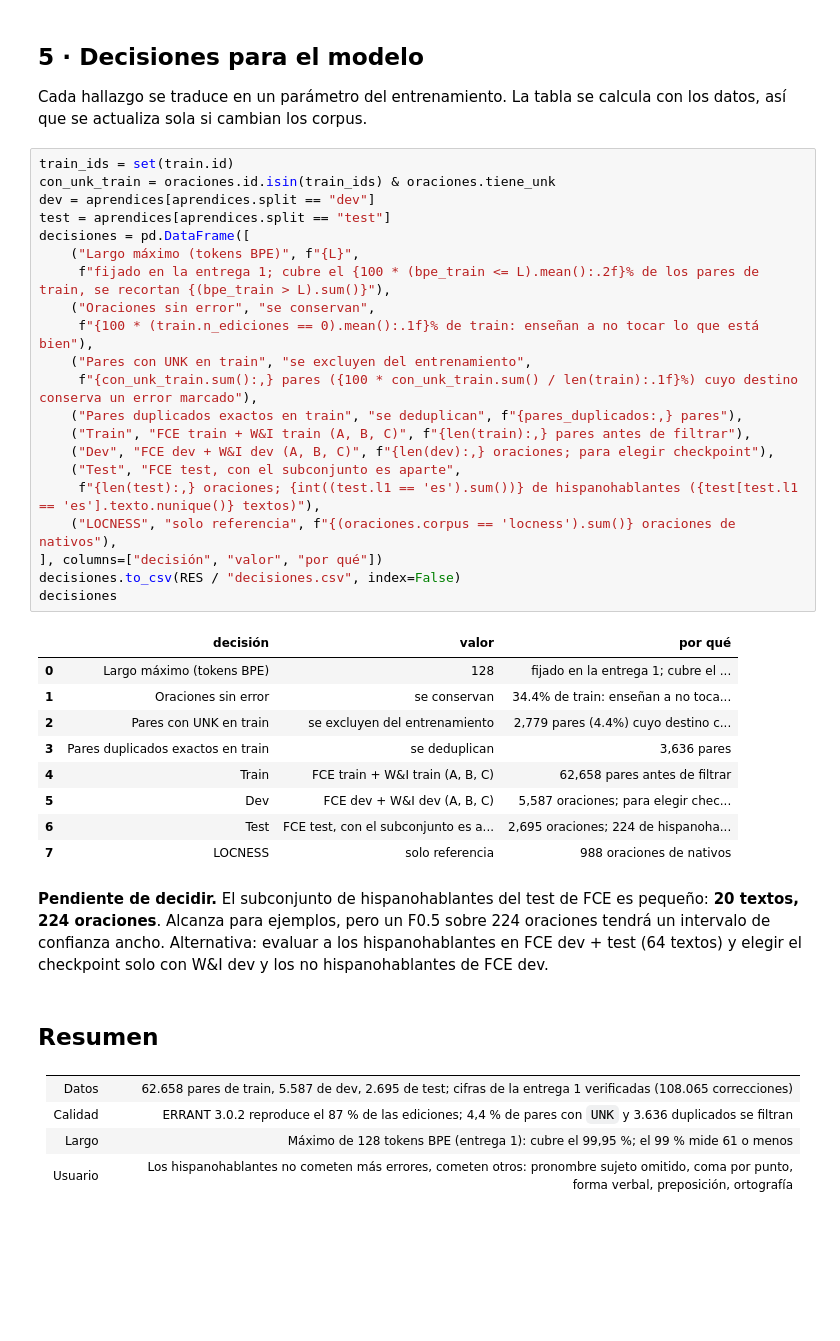
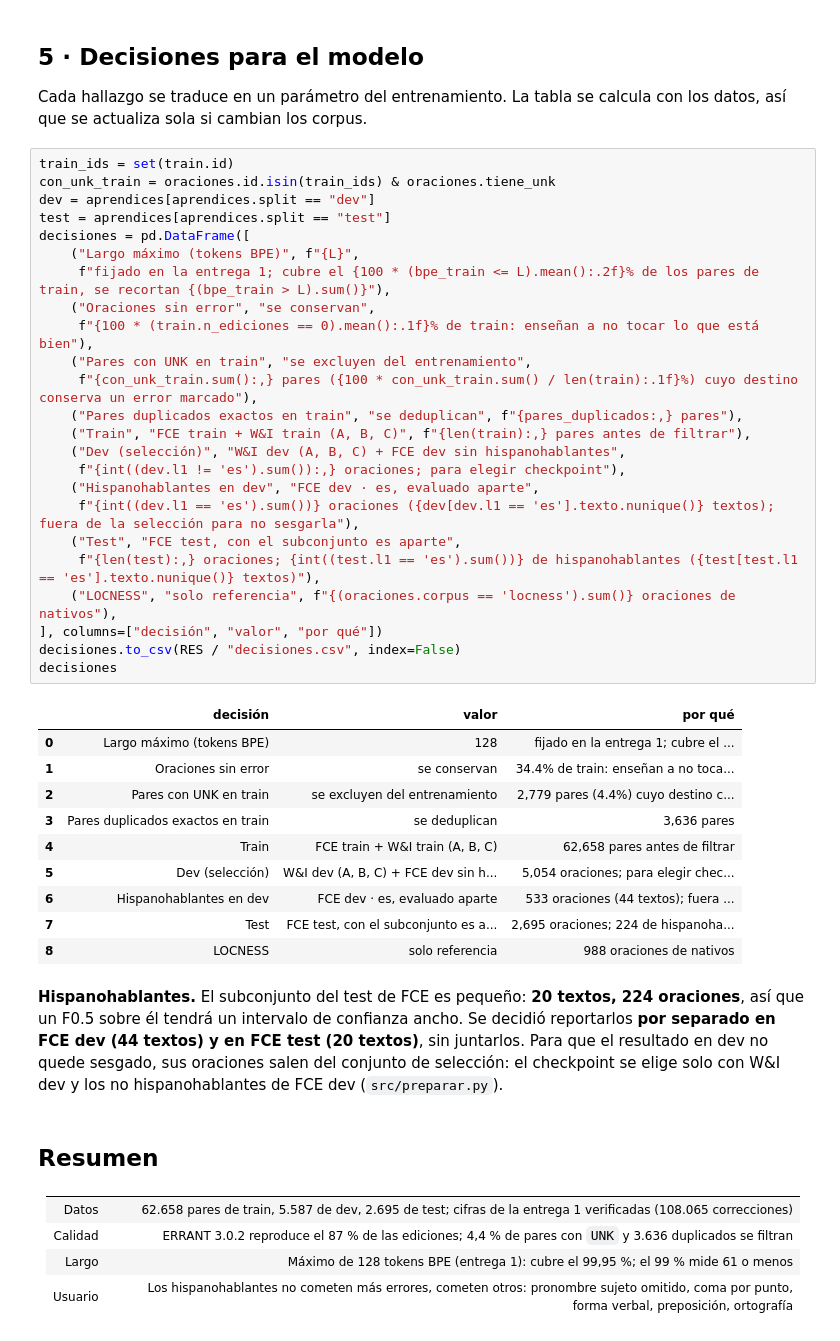
Before and after one commit to CamiloGarcia06/maestria-pln, a Jupyter notebook: proyecto-final/notebooks/01_analisis_datos.ipynb, the cells around one changed output. Drawn from its saved outputs; the diff is of its cells as text; blank space fills up the shorter version.

```diff
--- a/proyecto-final/notebooks/01_analisis_datos.ipynb
+++ b/proyecto-final/notebooks/01_analisis_datos.ipynb
@@ -556,36 +556,40 @@ Cada hallazgo se traduce en un parámetro del entrenamiento. La tabla se calcula
 # %%
 train_ids = set(train.id)
 con_unk_train = oraciones.id.isin(train_ids) & oraciones.tiene_unk
 dev = aprendices[aprendices.split == "dev"]
 test = aprendices[aprendices.split == "test"]
 decisiones = pd.DataFrame([
     ("Largo máximo (tokens BPE)", f"{L}",
      f"fijado en la entrega 1; cubre el {100 * (bpe_train <= L).mean():.2f}% de los pares de train, se recortan {(bpe_train > L).sum()}"),
     ("Oraciones sin error", "se conservan",
      f"{100 * (train.n_ediciones == 0).mean():.1f}% de train: enseñan a no tocar lo que está bien"),
     ("Pares con UNK en train", "se excluyen del entrenamiento",
      f"{con_unk_train.sum():,} pares ({100 * con_unk_train.sum() / len(train):.1f}%) cuyo destino conserva un error marcado"),
     ("Pares duplicados exactos en train", "se deduplican", f"{pares_duplicados:,} pares"),
     ("Train", "FCE train + W&I train (A, B, C)", f"{len(train):,} pares antes de filtrar"),
-    ("Dev", "FCE dev + W&I dev (A, B, C)", f"{len(dev):,} oraciones; para elegir checkpoint"),
+    ("Dev (selección)", "W&I dev (A, B, C) + FCE dev sin hispanohablantes",
+     f"{int((dev.l1 != 'es').sum()):,} oraciones; para elegir checkpoint"),
+    ("Hispanohablantes en dev", "FCE dev · es, evaluado aparte",
+     f"{int((dev.l1 == 'es').sum())} oraciones ({dev[dev.l1 == 'es'].texto.nunique()} textos); fuera de la selección para no sesgarla"),
     ("Test", "FCE test, con el subconjunto es aparte",
      f"{len(test):,} oraciones; {int((test.l1 == 'es').sum())} de hispanohablantes ({test[test.l1 == 'es'].texto.nunique()} textos)"),
     ("LOCNESS", "solo referencia", f"{(oraciones.corpus == 'locness').sum()} oraciones de nativos"),
 ], columns=["decisión", "valor", "por qué"])
 decisiones.to_csv(RES / "decisiones.csv", index=False)
 decisiones
 # %% [output]
 |  | decisión | valor | por qué |
 | 0 | Largo máximo (tokens BPE) | 128 | fijado en la entrega 1; cubre el ... |
 | 1 | Oraciones sin error | se conservan | 34.4% de train: enseñan a no toca... |
 | 2 | Pares con UNK en train | se excluyen del entrenamiento | 2,779 pares (4.4%) cuyo destino c... |
 | 3 | Pares duplicados exactos en train | se deduplican | 3,636 pares |
 | 4 | Train | FCE train + W&I train (A, B, C) | 62,658 pares antes de filtrar |
-| 5 | Dev | FCE dev + W&I dev (A, B, C) | 5,587 oraciones; para elegir chec... |
-| 6 | Test | FCE test, con el subconjunto es a... | 2,695 oraciones; 224 de hispanoha... |
-| 7 | LOCNESS | solo referencia | 988 oraciones de nativos |
+| 5 | Dev (selección) | W&I dev (A, B, C) + FCE dev sin h... | 5,054 oraciones; para elegir chec... |
+| 6 | Hispanohablantes en dev | FCE dev · es, evaluado aparte | 533 oraciones (44 textos); fuera ... |
+| 7 | Test | FCE test, con el subconjunto es a... | 2,695 oraciones; 224 de hispanoha... |
+| 8 | LOCNESS | solo referencia | 988 oraciones de nativos |
 # %% [markdown]
-**Pendiente de decidir.** El subconjunto de hispanohablantes del test de FCE es pequeño: **20 textos, 224 oraciones**. Alcanza para ejemplos, pero un F0.5 sobre 224 oraciones tendrá un intervalo de confianza ancho. Alternativa: evaluar a los hispanohablantes en FCE dev + test (64 textos) y elegir el checkpoint solo con W&I dev y los no hispanohablantes de FCE dev.
+**Hispanohablantes.** El subconjunto del test de FCE es pequeño: **20 textos, 224 oraciones**, así que un F0.5 sobre él tendrá un intervalo de confianza ancho. Se decidió reportarlos **por separado en FCE dev (44 textos) y en FCE test (20 textos)**, sin juntarlos. Para que el resultado en dev no quede sesgado, sus oraciones salen del conjunto de selección: el checkpoint se elige solo con W&I dev y los no hispanohablantes de FCE dev (`src/preparar.py`).
 # %% [markdown]
 ## Resumen
 
```
Also changed, not shown: parts of 1 cell of this notebook, 5 other files.
